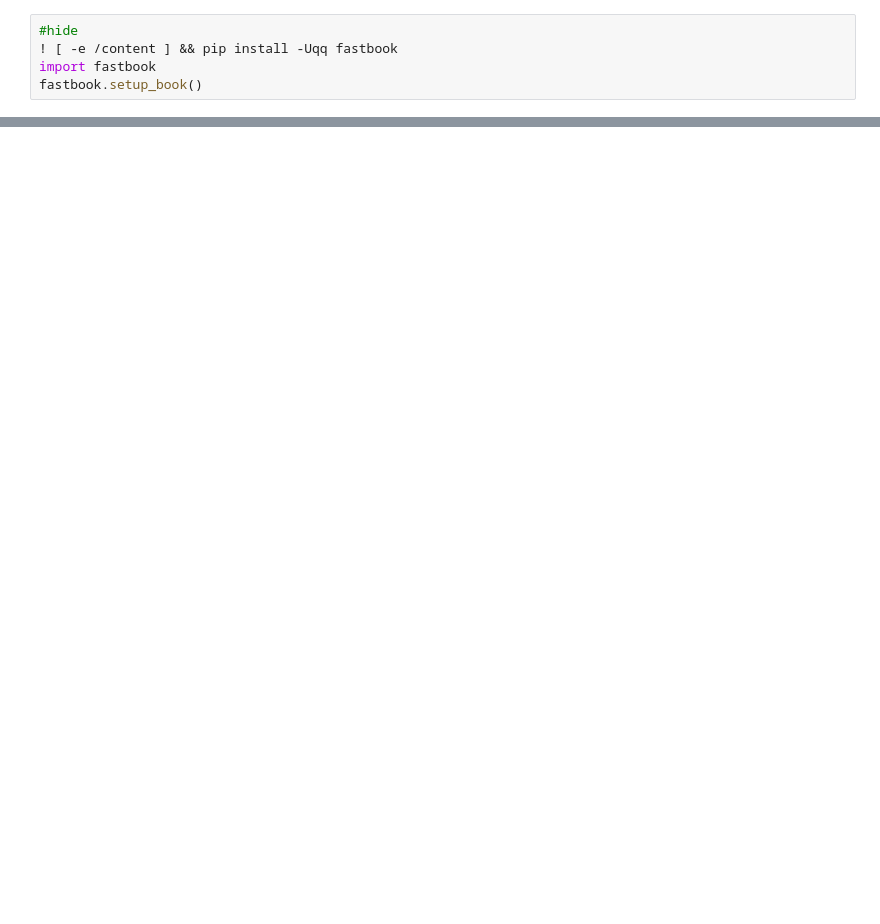
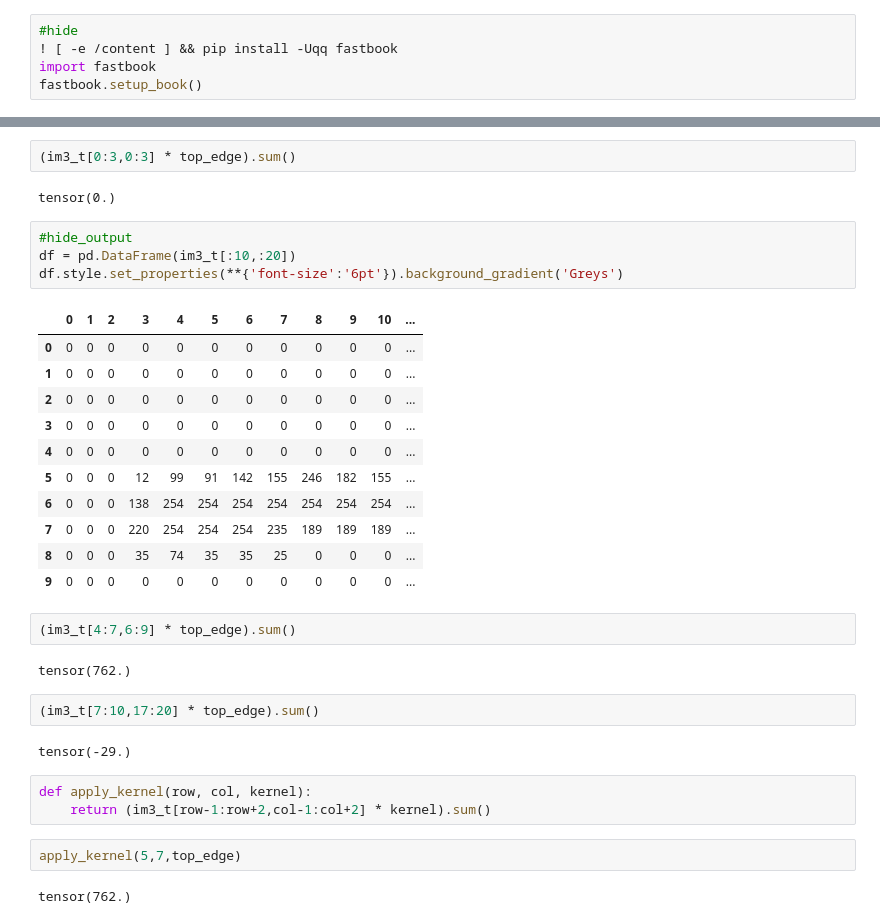
Before and after one commit to flyinacres/fastai-coursework, a Jupyter notebook: fast-13.ipynb, the cells around one changed output, grey strips where cells are left out. Cells and saved outputs as stored; diff of their text form; blank space fills up the shorter version.

```diff
--- a/fast-13.ipynb
+++ b/fast-13.ipynb
@@ -32,0 +93,35 @@ from fastbook import *
+# %%
+(im3_t[0:3,0:3] * top_edge).sum()
+# %% [output]
+tensor(0.)
+# %%
+#hide_output
+df = pd.DataFrame(im3_t[:10,:20])
+df.style.set_properties(**{'font-size':'6pt'}).background_gradient('Greys')
+# %% [output]
+|  | 0 | 1 | 2 | 3 | 4 | 5 | 6 | 7 | 8 | 9 | 10 | ... |
+| 0 | 0 | 0 | 0 | 0 | 0 | 0 | 0 | 0 | 0 | 0 | 0 | ... |
+| 1 | 0 | 0 | 0 | 0 | 0 | 0 | 0 | 0 | 0 | 0 | 0 | ... |
+| 2 | 0 | 0 | 0 | 0 | 0 | 0 | 0 | 0 | 0 | 0 | 0 | ... |
+| 3 | 0 | 0 | 0 | 0 | 0 | 0 | 0 | 0 | 0 | 0 | 0 | ... |
+| 4 | 0 | 0 | 0 | 0 | 0 | 0 | 0 | 0 | 0 | 0 | 0 | ... |
+| 5 | 0 | 0 | 0 | 12 | 99 | 91 | 142 | 155 | 246 | 182 | 155 | ... |
+| 6 | 0 | 0 | 0 | 138 | 254 | 254 | 254 | 254 | 254 | 254 | 254 | ... |
+| 7 | 0 | 0 | 0 | 220 | 254 | 254 | 254 | 235 | 189 | 189 | 189 | ... |
+| 8 | 0 | 0 | 0 | 35 | 74 | 35 | 35 | 25 | 0 | 0 | 0 | ... |
+| 9 | 0 | 0 | 0 | 0 | 0 | 0 | 0 | 0 | 0 | 0 | 0 | ... |
+# %%
+(im3_t[4:7,6:9] * top_edge).sum()
+# %% [output]
+tensor(762.)
+# %%
+(im3_t[7:10,17:20] * top_edge).sum()
+# %% [output]
+tensor(-29.)
+# %%
+def apply_kernel(row, col, kernel):
+    return (im3_t[row-1:row+2,col-1:col+2] * kernel).sum()
+# %%
+apply_kernel(5,7,top_edge)
+# %% [output]
+tensor(762.)
```
Also changed, not shown: parts of 10 cells of this notebook.
